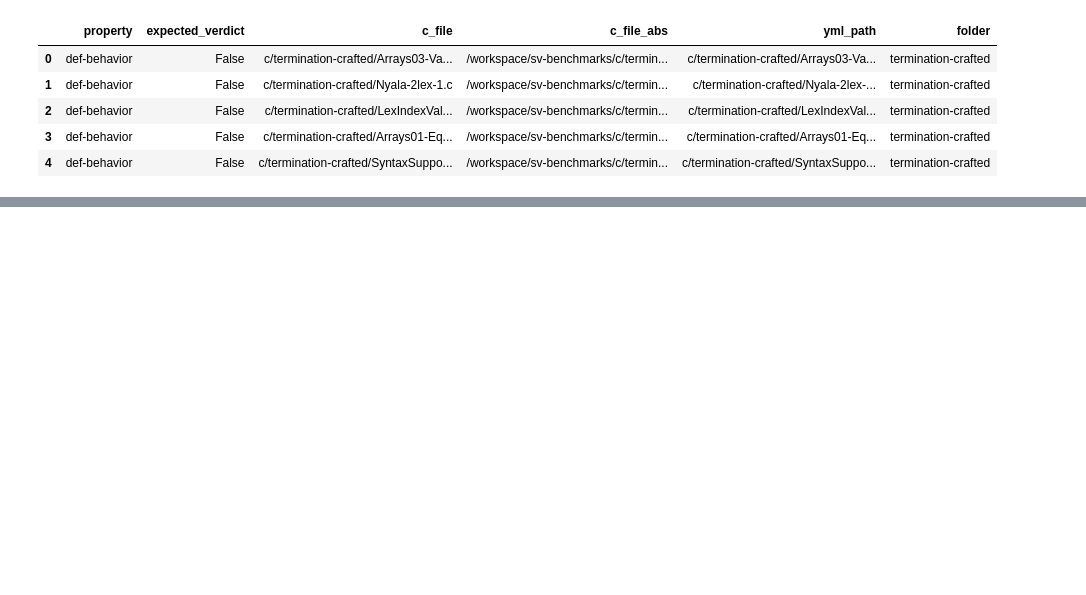
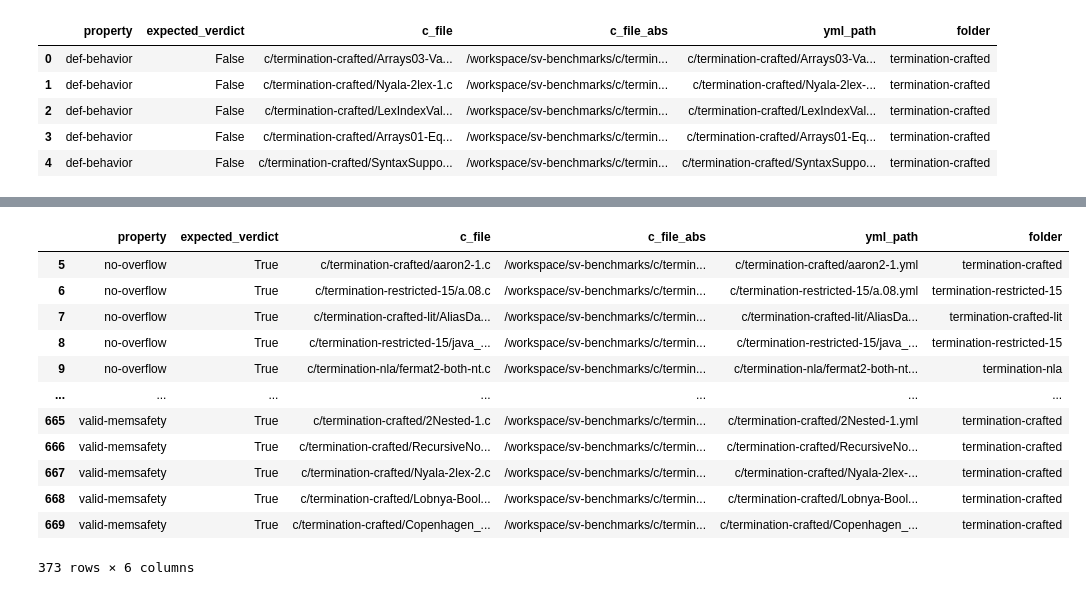
Before and after one commit to venkat0011/CS527-Project, a Jupyter notebook: testing.ipynb, the cells around one changed output, grey strips where cells are left out. Drawn from its saved outputs; the diff is of its cells as text; code cells hidden in the pictures; blank space fills up the shorter version.

```diff
--- a/testing.ipynb
+++ b/testing.ipynb
@@ -102,0 +408,16 @@ def main_lean : IO Unit := do
+# %%
+df.query('expected_verdict==True')
+# %% [output]
+|  | property | expected_verdict | c_file | c_file_abs | yml_path | folder |
+| 5 | no-overflow | True | c/termination-crafted/aaron2-1.c | /workspace/sv-benchmarks/c/termin... | c/termination-crafted/aaron2-1.yml | termination-crafted |
+| 6 | no-overflow | True | c/termination-restricted-15/a.08.c | /workspace/sv-benchmarks/c/termin... | c/termination-restricted-15/a.08.yml | termination-restricted-15 |
+| 7 | no-overflow | True | c/termination-crafted-lit/AliasDa... | /workspace/sv-benchmarks/c/termin... | c/termination-crafted-lit/AliasDa... | termination-crafted-lit |
+| 8 | no-overflow | True | c/termination-restricted-15/java_... | /workspace/sv-benchmarks/c/termin... | c/termination-restricted-15/java_... | termination-restricted-15 |
+| 9 | no-overflow | True | c/termination-nla/fermat2-both-nt.c | /workspace/sv-benchmarks/c/termin... | c/termination-nla/fermat2-both-nt... | termination-nla |
+| ... | ... | ... | ... | ... | ... | ... |
+| 665 | valid-memsafety | True | c/termination-crafted/2Nested-1.c | /workspace/sv-benchmarks/c/termin... | c/termination-crafted/2Nested-1.yml | termination-crafted |
+| 666 | valid-memsafety | True | c/termination-crafted/RecursiveNo... | /workspace/sv-benchmarks/c/termin... | c/termination-crafted/RecursiveNo... | termination-crafted |
+| 667 | valid-memsafety | True | c/termination-crafted/Nyala-2lex-2.c | /workspace/sv-benchmarks/c/termin... | c/termination-crafted/Nyala-2lex-... | termination-crafted |
+| 668 | valid-memsafety | True | c/termination-crafted/Lobnya-Bool... | /workspace/sv-benchmarks/c/termin... | c/termination-crafted/Lobnya-Bool... | termination-crafted |
+| 669 | valid-memsafety | True | c/termination-crafted/Copenhagen_... | /workspace/sv-benchmarks/c/termin... | c/termination-crafted/Copenhagen_... | termination-crafted |
+373 rows × 6 columns
```
Also changed, not shown: parts of 26 cells of this notebook.
